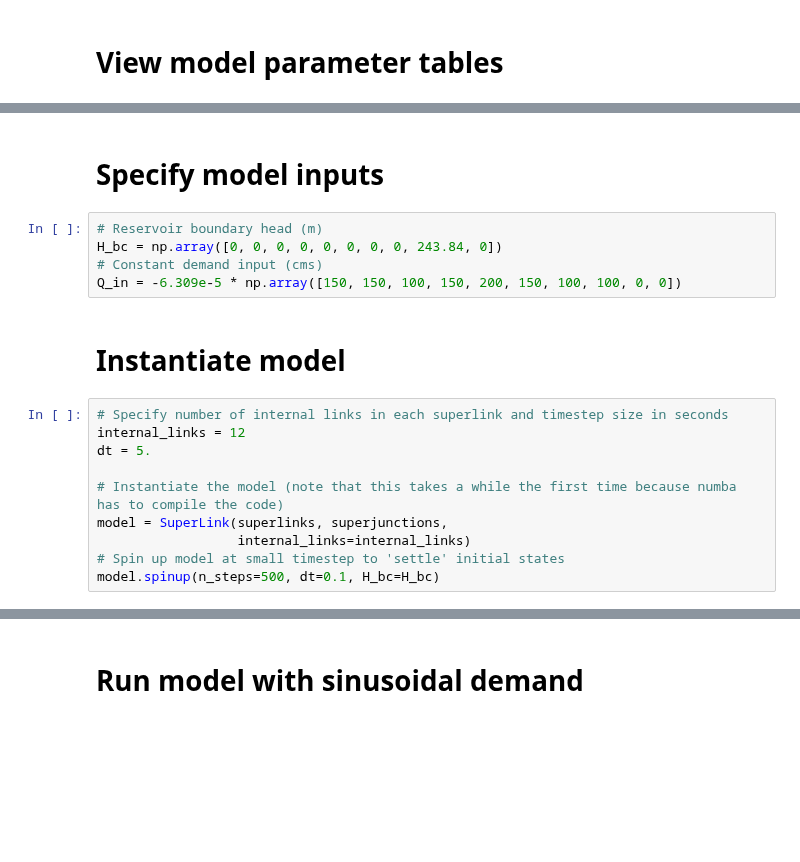
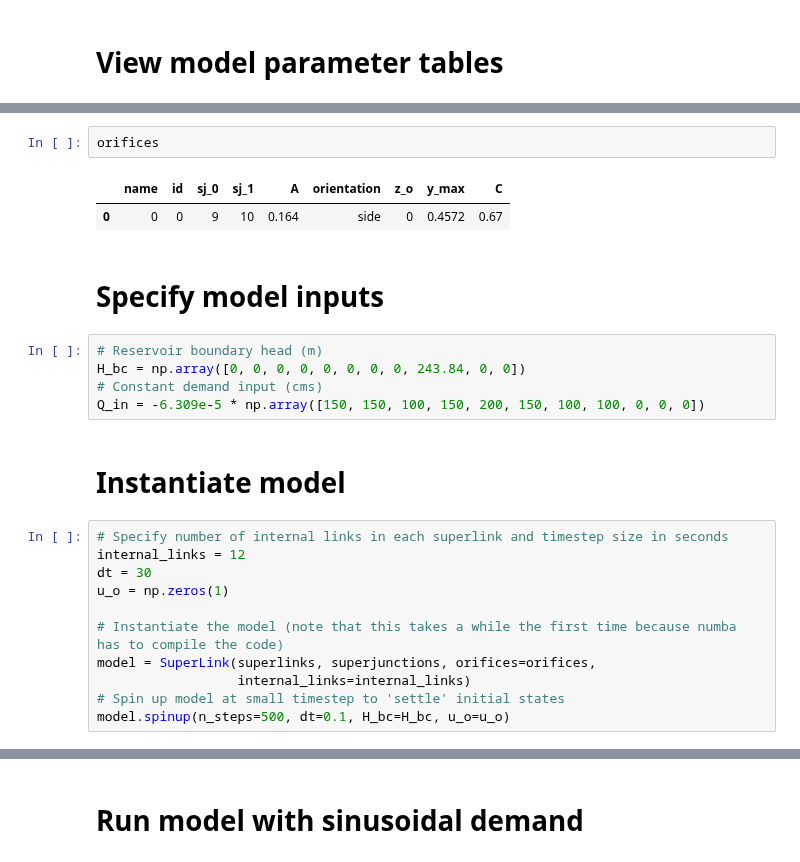
Before and after one commit to mdbartos/pipedream, a Jupyter notebook: notebooks/wdn.ipynb, the cells around one changed output, grey strips where cells are left out. Saved outputs shown, nothing was run; the diff lists cells and outputs as text; blank space fills up the shorter version.

```diff
--- a/notebooks/wdn.ipynb
+++ b/notebooks/wdn.ipynb
@@ -84,22 +92,28 @@ superlinks
+# %%
+orifices
+# %% [output]
+|  | name | id | sj_0 | sj_1 | A | orientation | z_o | y_max | C |
+| 0 | 0 | 0 | 9 | 10 | 0.164 | side | 0 | 0.4572 | 0.67 |
 # %% [markdown]
 # Specify model inputs
 # %%
 # Reservoir boundary head (m)
-H_bc = np.array([0, 0, 0, 0, 0, 0, 0, 0, 243.84, 0])
+H_bc = np.array([0, 0, 0, 0, 0, 0, 0, 0, 243.84, 0, 0])
 # Constant demand input (cms)
-Q_in = -6.309e-5 * np.array([150, 150, 100, 150, 200, 150, 100, 100, 0, 0])
+Q_in = -6.309e-5 * np.array([150, 150, 100, 150, 200, 150, 100, 100, 0, 0, 0])
 # %% [markdown]
 # Instantiate model
 # %%
 # Specify number of internal links in each superlink and timestep size in seconds
 internal_links = 12
-dt = 5.
+dt = 30
+u_o = np.zeros(1)
 
 # Instantiate the model (note that this takes a while the first time because numba has to compile the code)
-model = SuperLink(superlinks, superjunctions,
+model = SuperLink(superlinks, superjunctions, orifices=orifices,
                   internal_links=internal_links)
 # Spin up model at small timestep to 'settle' initial states
-model.spinup(n_steps=500, dt=0.1, H_bc=H_bc)
+model.spinup(n_steps=500, dt=0.1, H_bc=H_bc, u_o=u_o)
 # %%
 # Plot pipe network
 fig, ax = plt.subplots(figsize=(8,6))
```
Also changed, not shown: parts of 15 cells of this notebook.
